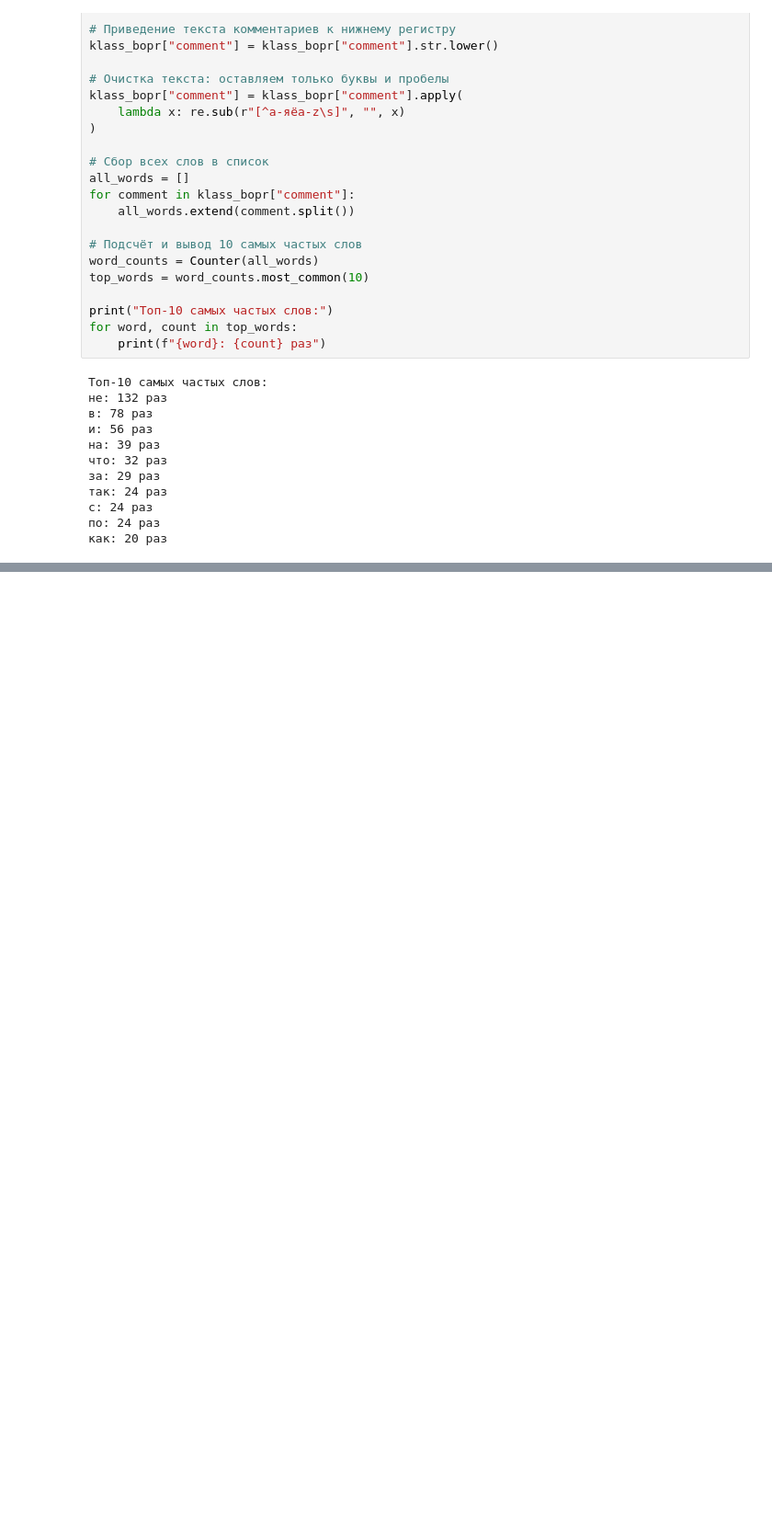
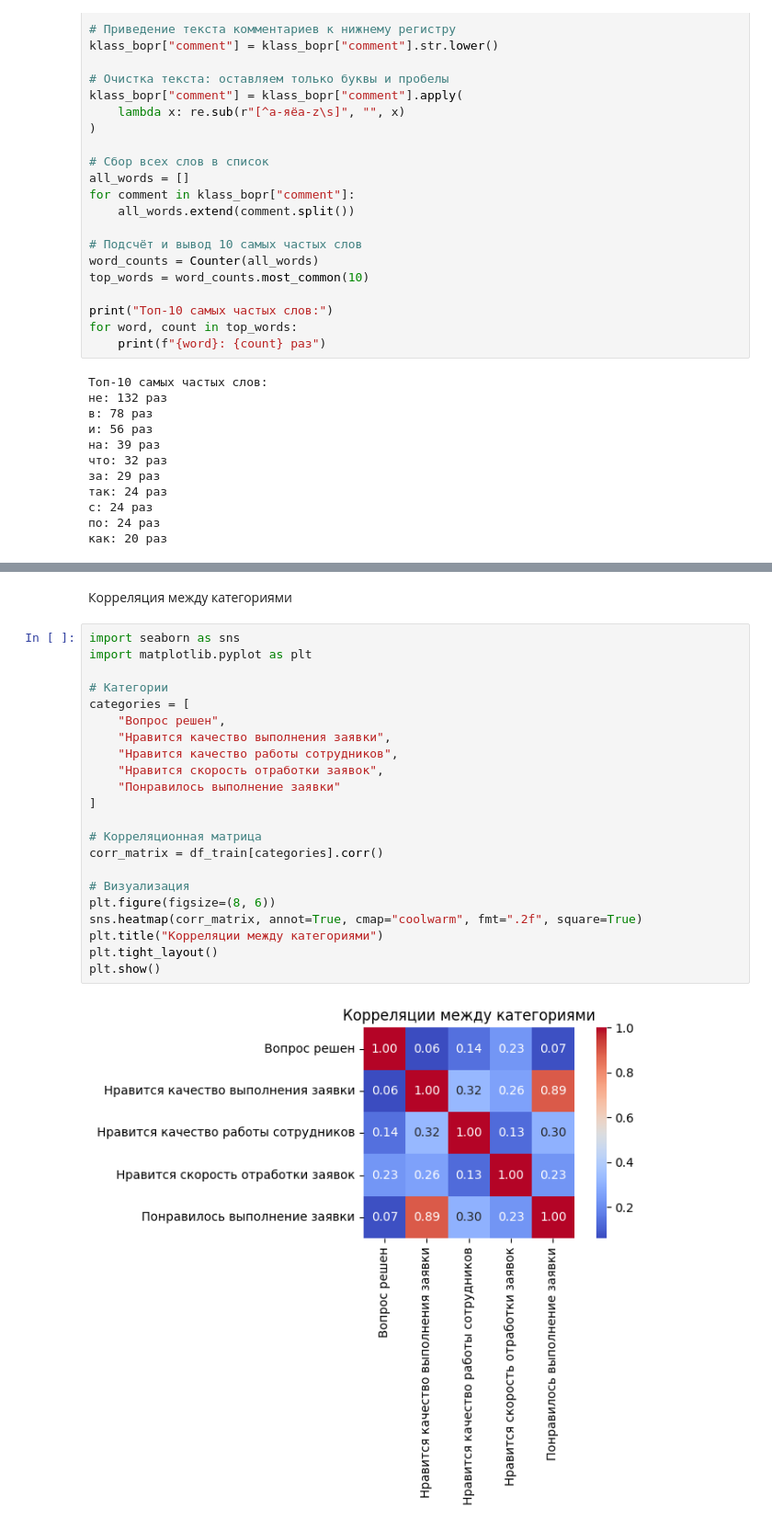
Before and after one commit to Timofey03/intensive_4, a Jupyter notebook: razmetka.ipynb, the cells around one changed output, grey strips where cells are left out. Shown at 92% size. Drawn from its saved outputs; the diff is of its cells as text; blank space fills up the shorter version.

```diff
--- a/razmetka.ipynb
+++ b/razmetka.ipynb
@@ -441,0 +562,26 @@ for word, count in top_words:
+# %% [markdown]
+Корреляция между категориями
+# %%
+import seaborn as sns
+import matplotlib.pyplot as plt
+
+# Категории
+categories = [
+    "Вопрос решен",
+    "Нравится качество выполнения заявки",
+    "Нравится качество работы сотрудников",
+    "Нравится скорость отработки заявок",
+    "Понравилось выполнение заявки"
+]
+
+# Корреляционная матрица
+corr_matrix = df_train[categories].corr()
+
+# Визуализация
+plt.figure(figsize=(8, 6))
+sns.heatmap(corr_matrix, annot=True, cmap="coolwarm", fmt=".2f", square=True)
+plt.title("Корреляции между категориями")
+plt.tight_layout()
+plt.show()
+# %% [output]
+[figure, added]
```
Also changed, not shown: parts of 26 cells of this notebook, 1 other file.
